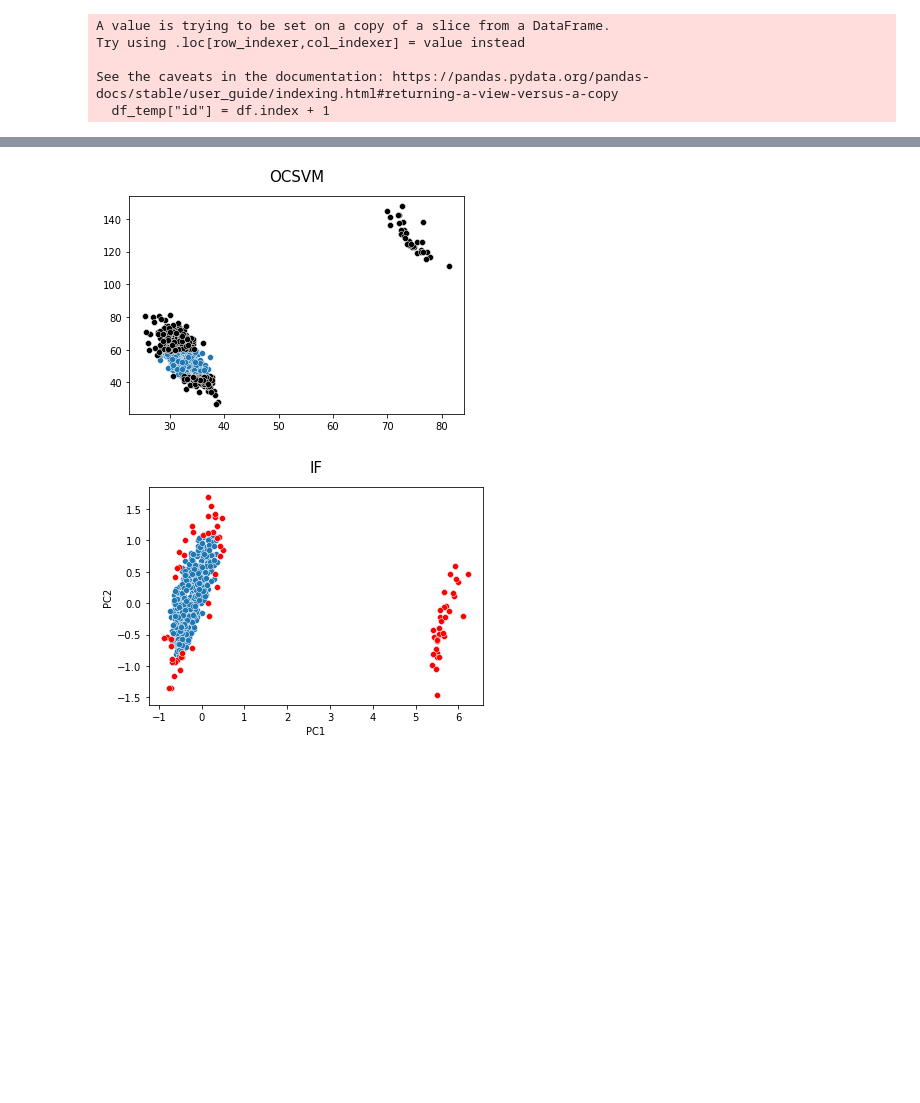
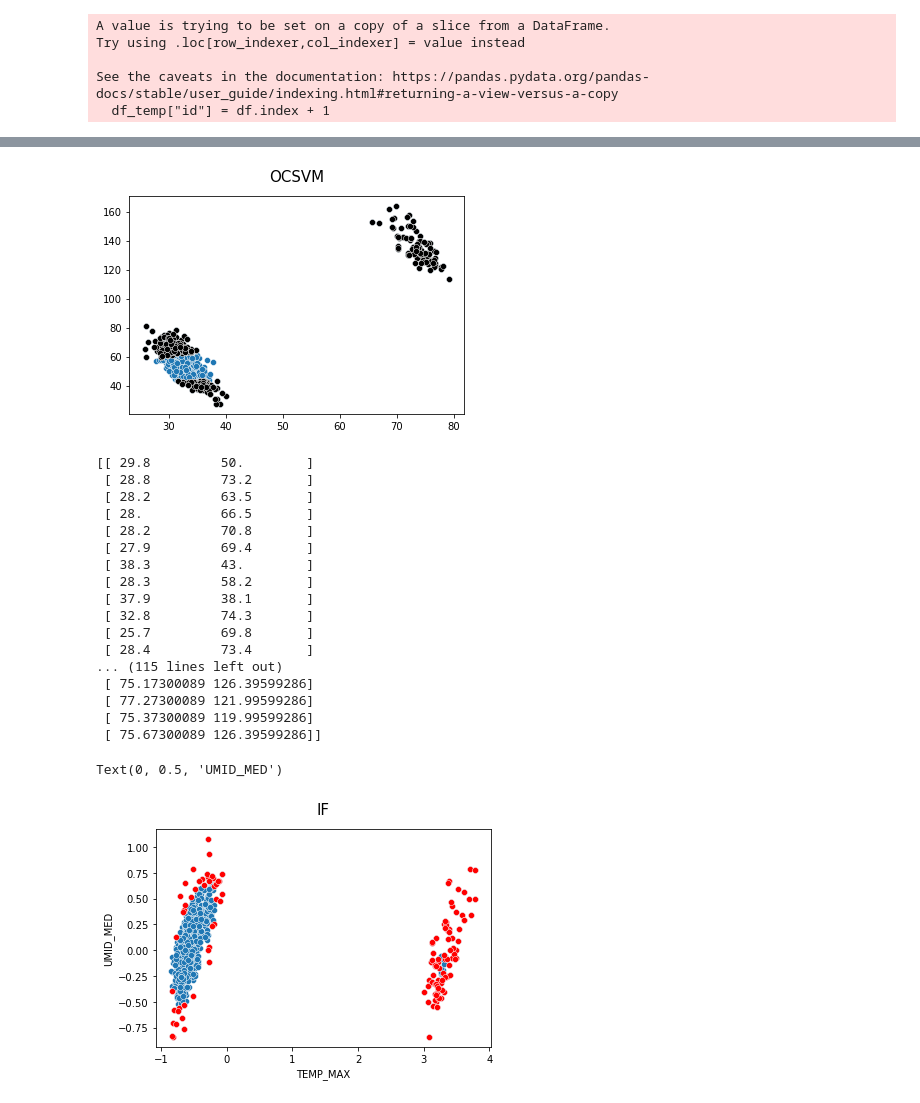
Before and after one commit to AndersonRodr/algorithms-detect-anomalies, a Jupyter notebook: PrimeiroExperimento.ipynb, the cells around one changed output, grey strips where cells are left out. Drawn from its saved outputs; the diff is of its cells as text; code cells hidden in the pictures; blank space fills up the shorter version.

```diff
--- a/PrimeiroExperimento.ipynb
+++ b/PrimeiroExperimento.ipynb
@@ -114,0 +133,4 @@ Valor adicionado Umidade:
+# %%
+dfs = dataTraining(2)
+df_training_temp = dfs[0]
+df_test_temp = dfs[1]
@@ -243,6 +193,8 @@ Index: []
 # %%
 from sklearn.svm import OneClassSVM
 import seaborn as sns
+
+df_training_temp = df_training_temp
 
 X = np.array(df_training_temp)
 X, _ = make_blobs(n_samples=df_training_temp.shape[0], centers=X, cluster_std=0.4,random_state=None)
@@ -260,36 +212,55 @@ sns.scatterplot(x=outlier_values[:,0],
 plt.title("OCSVM", fontsize=15, pad=15)
 plt.savefig("One-Class SVM Detection.png", dpi=80)
 # %% [output]
-[figure, old version]
+[figure, new version]
 # %%
 from sklearn.ensemble import IsolationForest
 from sklearn.decomposition import PCA
+import seaborn as sns
 
 X = np.array(df_training_temp)
-iforest = IsolationForest(n_estimators=100, max_samples=df_training_temp.shape[0],
+
+iforest = IsolationForest(n_estimators=90, max_samples=df_training_temp.shape[0],
                           warm_start=False,
-                          contamination='auto', max_features=1.0,
+                          contamination=0.2, max_features=1.0,
                           bootstrap=False, n_jobs=None, random_state=None)
 
 pred = iforest.fit_predict(X)
 outlier_index = np.where(pred==-1)
 outlier_values = X[outlier_index]
 
-
+print (outlier_values)
 sc=StandardScaler()
 X_scaled = sc.fit_transform(X)
 outlier_values_scaled = sc.transform(outlier_values)
 
 pca = PCA(n_components=2)
 X_pca = pca.fit_transform(X_scaled)
 outlier_values_pca = pca.transform(outlier_values_scaled)
 
 sns.scatterplot(x=X_pca[:,0], y=X_pca[:,1])
 sns.scatterplot(x=outlier_values_pca[:,0],
                 y=outlier_values_pca[:,1], color='r')
 plt.title("IF", fontsize=15, pad=15)
-plt.xlabel("PC1")
-plt.ylabel("PC2")
-plt.savefig("Isolation Forest Detection.png", dpi=80)
+plt.xlabel("TEMP_MAX")
+plt.ylabel("UMID_MED")
 # %% [output]
+[[ 29.8         50.        ]
+ [ 28.8         73.2       ]
+ [ 28.2         63.5       ]
+ [ 28.          66.5       ]
+ [ 28.2         70.8       ]
+ [ 27.9         69.4       ]
+ [ 38.3         43.        ]
+ [ 28.3         58.2       ]
+ [ 37.9         38.1       ]
+ [ 32.8         74.3       ]
+ [ 25.7         69.8       ]
+ [ 28.4         73.4       ]
+... (115 lines left out)
+ [ 75.17300089 126.39599286]
+ [ 77.27300089 121.99599286]
+ [ 75.37300089 119.99599286]
+ [ 75.67300089 126.39599286]]
+Text(0, 0.5, 'UMID_MED')
-[figure, old version]
+[figure, new version]
```
Also changed, not shown: parts of 5 cells of this notebook.
